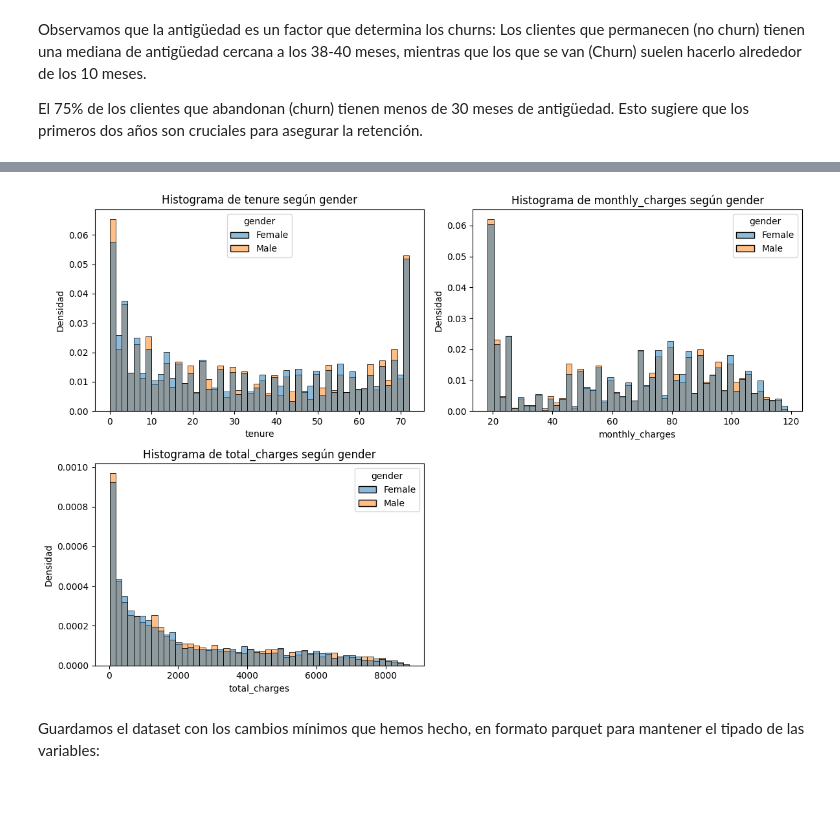
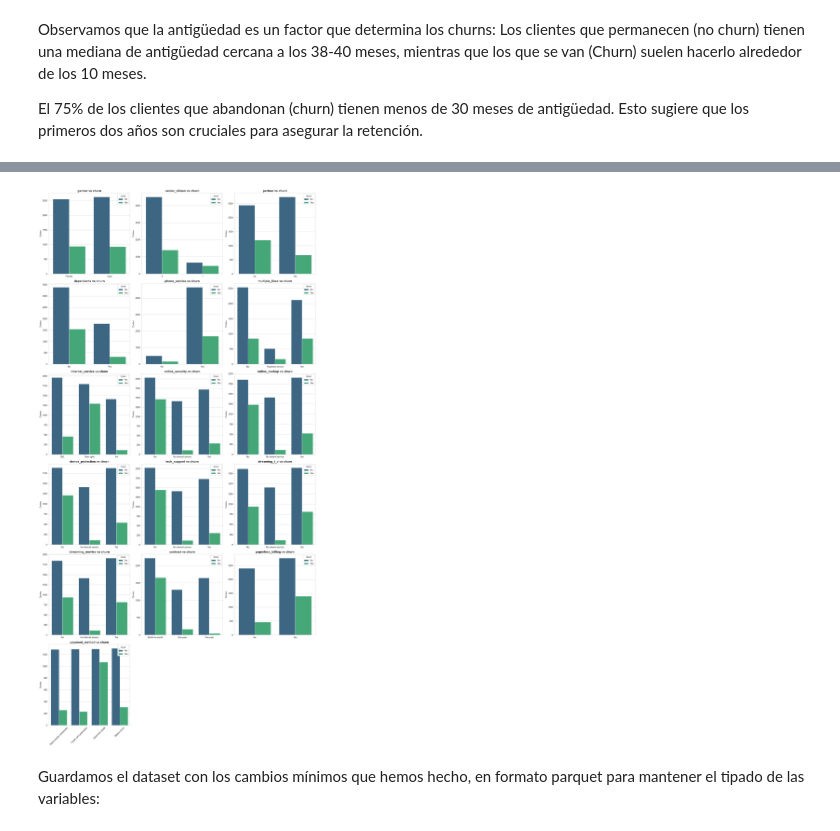
Before and after one commit to GuilleMaz/Telco_Customer_Churn, a Jupyter notebook: notebooks/01_EDA.ipynb, the cells around one changed output, grey strips where cells are left out. Saved outputs shown, nothing was run; the diff lists cells and outputs as text; code cells hidden in the pictures; blank space fills up the shorter version.

```diff
--- a/notebooks/01_EDA.ipynb
+++ b/notebooks/01_EDA.ipynb
@@ -358,24 +361,7 @@ plt.show()
-# %%
-# Seleccionamos solo las columnas numéricas
-cols_numericas = pdf.select_dtypes(include=[np.number]).columns
-
-n_cols = 2
-n_rows = (len(cols_numericas) + 1) // n_cols
-
-fig, axes = plt.subplots(n_rows, n_cols, figsize=(12, n_rows * 4))
-axes = axes.flatten() # Aplanamos para iterar fácilmente
-
-for i, col in enumerate(cols_numericas):
-    utils.histogram_var_target_plot(pdf, col,  target_var = "gender", ax=axes[i])
-
-# Eliminamos los ejes sobrantes
-for j in range(i + 1, len(axes)):
-    fig.delaxes(axes[j])
-
-plt.tight_layout()
-plt.show()
-# %% [output]
-[figure, removed]
+# %%
+utils.plot_cat_vs_target(pdf, target = 'churn')
+# %% [output]
+[figure, added]
 # %% [markdown]
 Guardamos el dataset con los cambios mínimos que hemos hecho, en formato parquet para mantener el tipado de las variables:
 # %%
```
Also changed, not shown: parts of 12 cells of this notebook, 8 other files.
